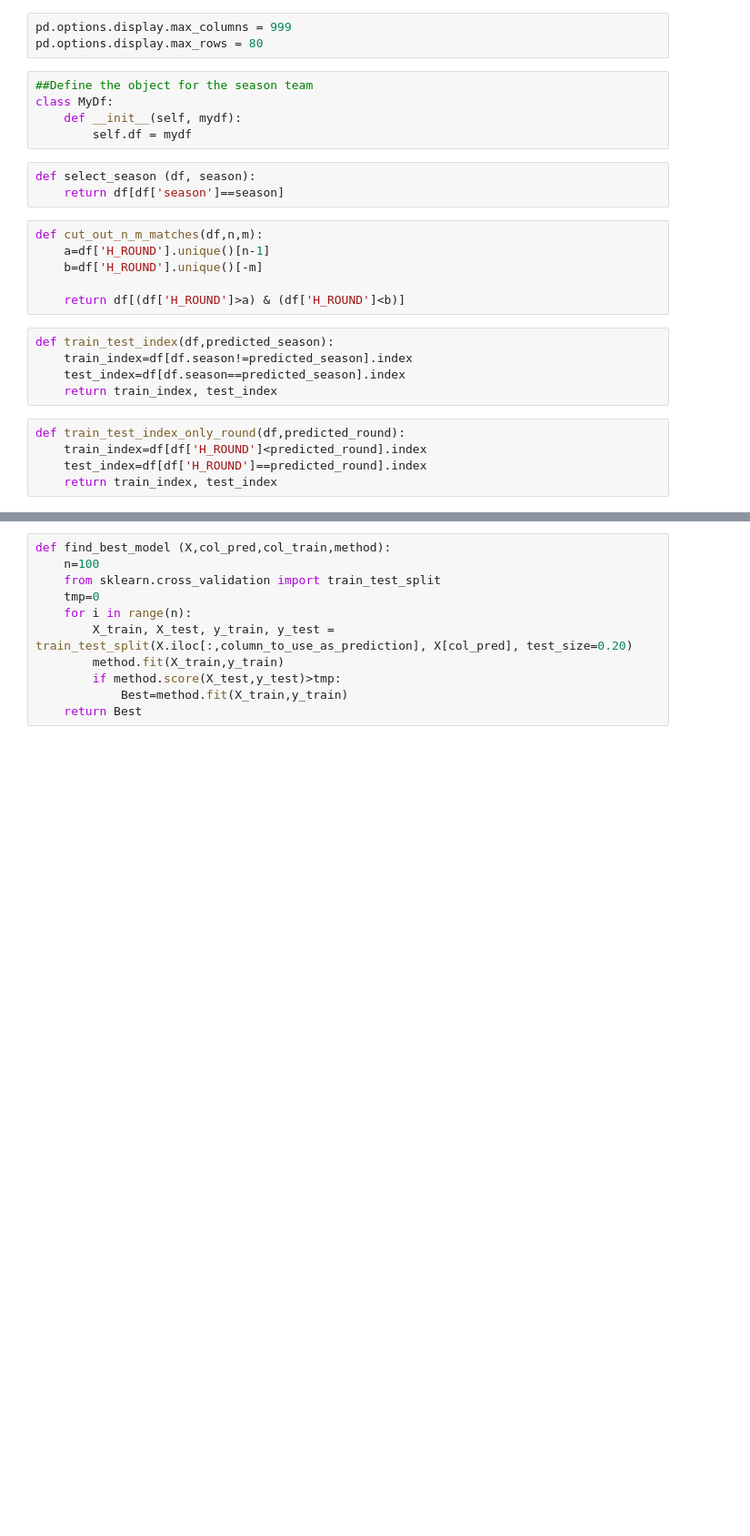
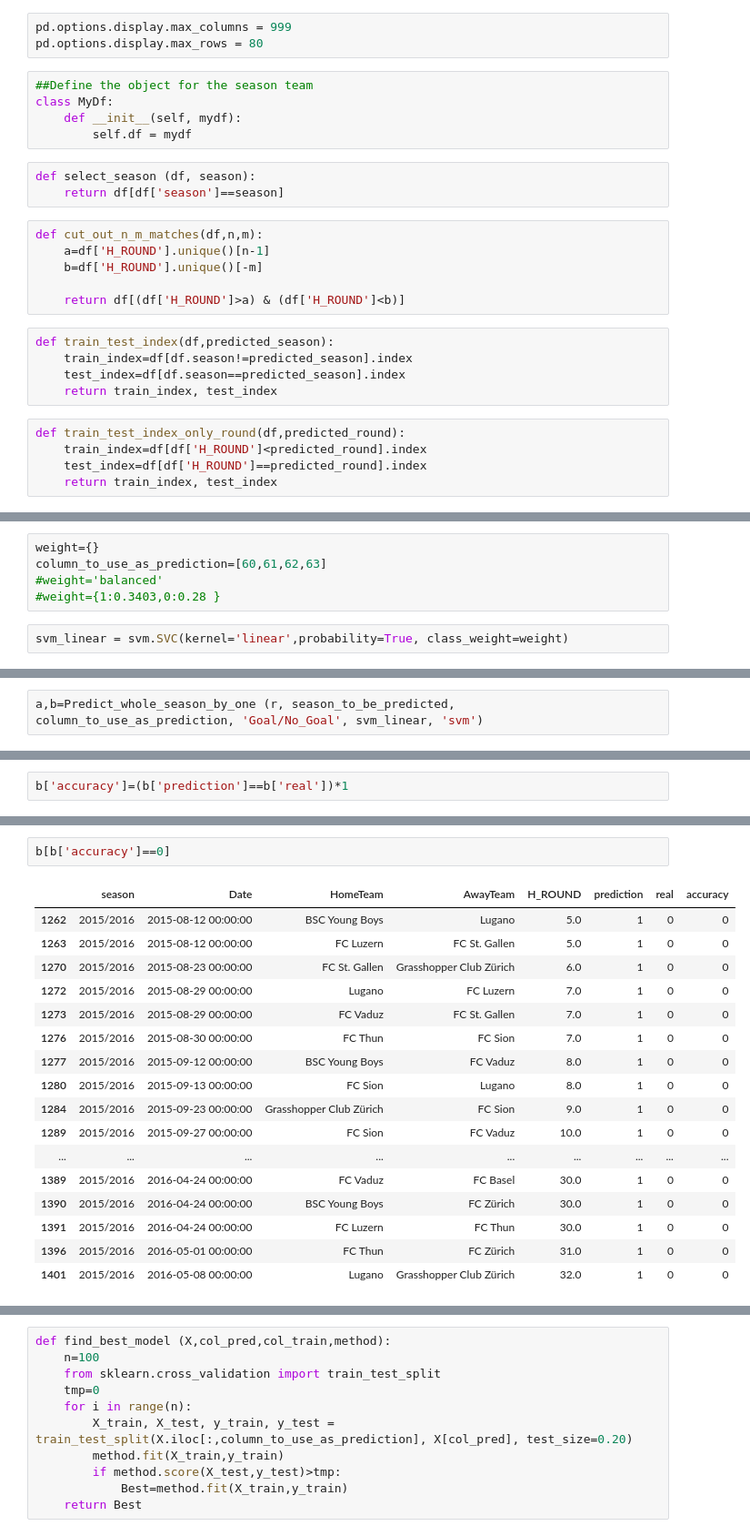
Before and after one commit to hh1713/football_machine, a Jupyter notebook: notebooks/final_project.ipynb, the cells around one changed output, grey strips where cells are left out. Shown at 91% size. Saved outputs shown, nothing was run; the diff lists cells and outputs as text; blank space fills up the shorter version.

```diff
--- a/notebooks/final_project.ipynb
+++ b/notebooks/final_project.ipynb
@@ -59,0 +114,7 @@ def split_train_test_data(df,train_index,test_index,col_train,col_pred,i):
+# %%
+weight={}
+column_to_use_as_prediction=[60,61,62,63]
+#weight='balanced'
+#weight={1:0.3403,0:0.28 }
+# %%
+svm_linear = svm.SVC(kernel='linear',probability=True, class_weight=weight)
@@ -59,0 +123,2 @@ def split_train_test_data(df,train_index,test_index,col_train,col_pred,i):
+# %%
+a,b=Predict_whole_season_by_one (r, season_to_be_predicted, column_to_use_as_prediction, 'Goal/No_Goal', svm_linear, 'svm')
@@ -59,0 +150,2 @@ def split_train_test_data(df,train_index,test_index,col_train,col_pred,i):
+# %%
+b['accuracy']=(b['prediction']==b['real'])*1
@@ -60 +184,21 @@ def split_train_test_data(df,train_index,test_index,col_train,col_pred,i):
+# %%
+b[b['accuracy']==0]
+# %% [output]
+|  | season | Date | HomeTeam | AwayTeam | H_ROUND | prediction | real | accuracy |
+| 1262 | 2015/2016 | 2015-08-12 00:00:00 | BSC Young Boys | Lugano | 5.0 | 1 | 0 | 0 |
+| 1263 | 2015/2016 | 2015-08-12 00:00:00 | FC Luzern | FC St. Gallen | 5.0 | 1 | 0 | 0 |
+| 1270 | 2015/2016 | 2015-08-23 00:00:00 | FC St. Gallen | Grasshopper Club Zürich | 6.0 | 1 | 0 | 0 |
+| 1272 | 2015/2016 | 2015-08-29 00:00:00 | Lugano | FC Luzern | 7.0 | 1 | 0 | 0 |
+| 1273 | 2015/2016 | 2015-08-29 00:00:00 | FC Vaduz | FC St. Gallen | 7.0 | 1 | 0 | 0 |
+| 1276 | 2015/2016 | 2015-08-30 00:00:00 | FC Thun | FC Sion | 7.0 | 1 | 0 | 0 |
+| 1277 | 2015/2016 | 2015-09-12 00:00:00 | BSC Young Boys | FC Vaduz | 8.0 | 1 | 0 | 0 |
+| 1280 | 2015/2016 | 2015-09-13 00:00:00 | FC Sion | Lugano | 8.0 | 1 | 0 | 0 |
+| 1284 | 2015/2016 | 2015-09-23 00:00:00 | Grasshopper Club Zürich | FC Sion | 9.0 | 1 | 0 | 0 |
+| 1289 | 2015/2016 | 2015-09-27 00:00:00 | FC Sion | FC Vaduz | 10.0 | 1 | 0 | 0 |
+| ... | ... | ... | ... | ... | ... | ... | ... | ... |
+| 1389 | 2015/2016 | 2016-04-24 00:00:00 | FC Vaduz | FC Basel | 30.0 | 1 | 0 | 0 |
+| 1390 | 2015/2016 | 2016-04-24 00:00:00 | BSC Young Boys | FC Zürich | 30.0 | 1 | 0 | 0 |
+| 1391 | 2015/2016 | 2016-04-24 00:00:00 | FC Luzern | FC Thun | 30.0 | 1 | 0 | 0 |
+| 1396 | 2015/2016 | 2016-05-01 00:00:00 | FC Thun | FC Zürich | 31.0 | 1 | 0 | 0 |
+| 1401 | 2015/2016 | 2016-05-08 00:00:00 | Lugano | Grasshopper Club Zürich | 32.0 | 1 | 0 | 0 |
 # %%
```
Also changed, not shown: parts of 27 cells of this notebook, 2 other files.
